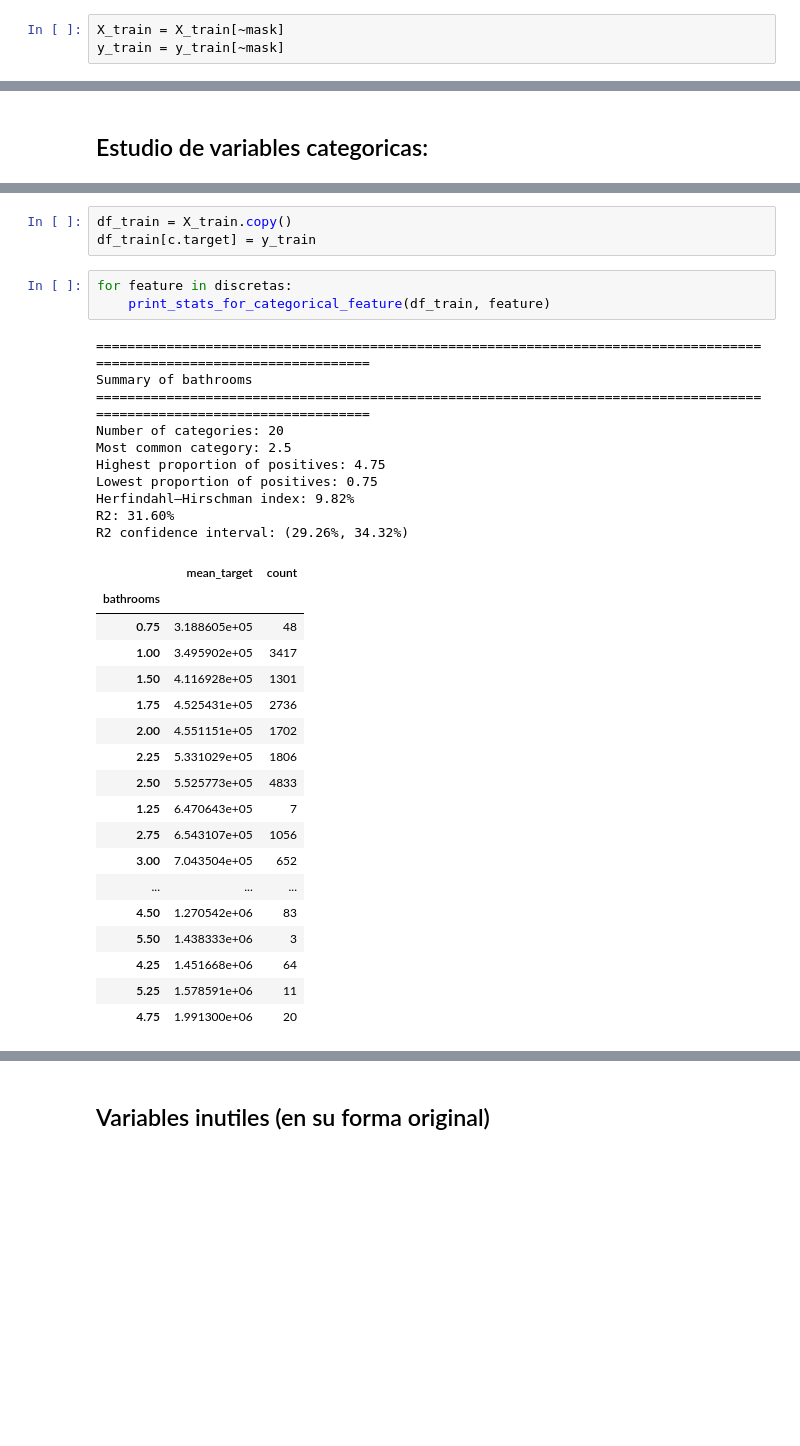
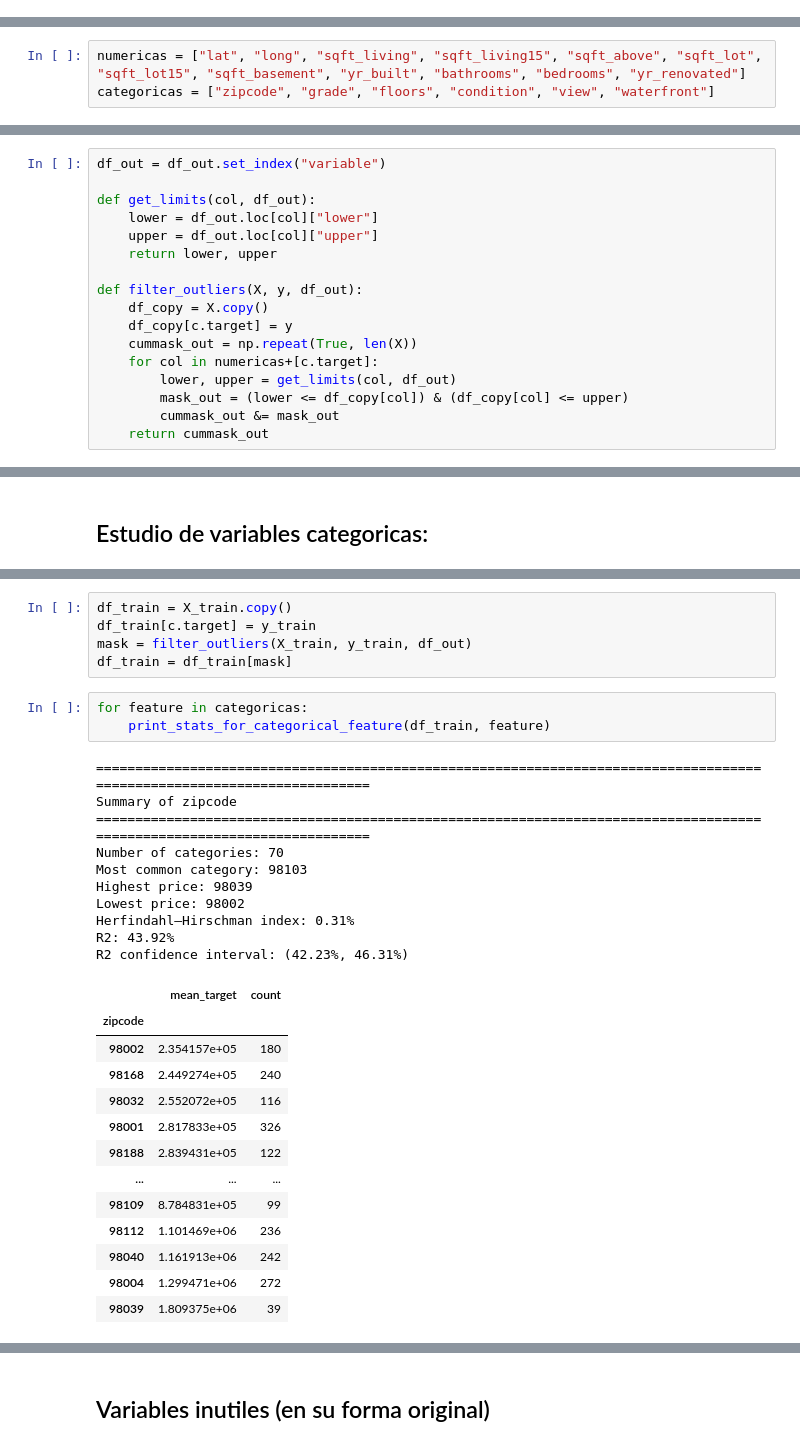
Before and after one commit to luis-escarcega/Houses-Business-Case, a Jupyter notebook: notebooks/0-expl-data-analysis.ipynb, the cells around one changed output, grey strips where cells are left out. Cells and saved outputs as stored; diff of their text form; blank space fills up the shorter version.

```diff
--- a/notebooks/0-expl-data-analysis.ipynb
+++ b/notebooks/0-expl-data-analysis.ipynb
@@ -176,3 +109,0 @@ Porcentaje de outliers en la base train:  1.47%
-# %%
-X_train = X_train[~mask]
-y_train = y_train[~mask]
@@ -257,0 +179,3 @@ discretas = df_probs[~mask]["variable"].tolist()
+# %%
+numericas = ["lat", "long", "sqft_living", "sqft_living15", "sqft_above", "sqft_lot", "sqft_lot15", "sqft_basement", "yr_built", "bathrooms", "bedrooms", "yr_renovated"]
+categoricas = ["zipcode", "grade", "floors", "condition", "view", "waterfront"]
@@ -257,0 +225,17 @@ discretas = df_probs[~mask]["variable"].tolist()
+# %%
+df_out = df_out.set_index("variable")
+
+def get_limits(col, df_out):
+    lower = df_out.loc[col]["lower"]
+    upper = df_out.loc[col]["upper"]
+    return lower, upper
+
+def filter_outliers(X, y, df_out):
+    df_copy = X.copy()
+    df_copy[c.target] = y
+    cummask_out = np.repeat(True, len(X))
+    for col in numericas+[c.target]:
+        lower, upper = get_limits(col, df_out)
+        mask_out = (lower <= df_copy[col]) & (df_copy[col] <= upper)
+        cummask_out &= mask_out
+    return cummask_out
@@ -260,35 +251,32 @@ discretas = df_probs[~mask]["variable"].tolist()
 # %%
 df_train = X_train.copy()
 df_train[c.target] = y_train
+mask = filter_outliers(X_train, y_train, df_out)
+df_train = df_train[mask]
 # %%
-for feature in discretas:
+for feature in categoricas:
     print_stats_for_categorical_feature(df_train, feature)
 # %% [output]
 ========================================================================================================================
-Summary of bathrooms
+Summary of zipcode
 ========================================================================================================================
-Number of categories: 20
-Most common category: 2.5
-Highest proportion of positives: 4.75
-Lowest proportion of positives: 0.75
-Herfindahl–Hirschman index: 9.82%
-R2: 31.60%
-R2 confidence interval: (29.26%, 34.32%)
+Number of categories: 70
+Most common category: 98103
+Highest price: 98039
+Lowest price: 98002
+Herfindahl–Hirschman index: 0.31%
+R2: 43.92%
+R2 confidence interval: (42.23%, 46.31%)
 |  | mean_target | count |
-| bathrooms |  |  |
-| 0.75 | 3.188605e+05 | 48 |
-| 1.00 | 3.495902e+05 | 3417 |
-| 1.50 | 4.116928e+05 | 1301 |
-| 1.75 | 4.525431e+05 | 2736 |
-| 2.00 | 4.551151e+05 | 1702 |
-| 2.25 | 5.331029e+05 | 1806 |
-| 2.50 | 5.525773e+05 | 4833 |
-| 1.25 | 6.470643e+05 | 7 |
-| 2.75 | 6.543107e+05 | 1056 |
-| 3.00 | 7.043504e+05 | 652 |
+| zipcode |  |  |
+| 98002 | 2.354157e+05 | 180 |
+| 98168 | 2.449274e+05 | 240 |
+| 98032 | 2.552072e+05 | 116 |
+| 98001 | 2.817833e+05 | 326 |
+| 98188 | 2.839431e+05 | 122 |
 | ... | ... | ... |
-| 4.50 | 1.270542e+06 | 83 |
-| 5.50 | 1.438333e+06 | 3 |
-| 4.25 | 1.451668e+06 | 64 |
-| 5.25 | 1.578591e+06 | 11 |
-| 4.75 | 1.991300e+06 | 20 |
+| 98109 | 8.784831e+05 | 99 |
+| 98112 | 1.101469e+06 | 236 |
+| 98040 | 1.161913e+06 | 242 |
+| 98004 | 1.299471e+06 | 272 |
+| 98039 | 1.809375e+06 | 39 |
```
Also changed, not shown: parts of 24 cells of this notebook, 5 other files.
